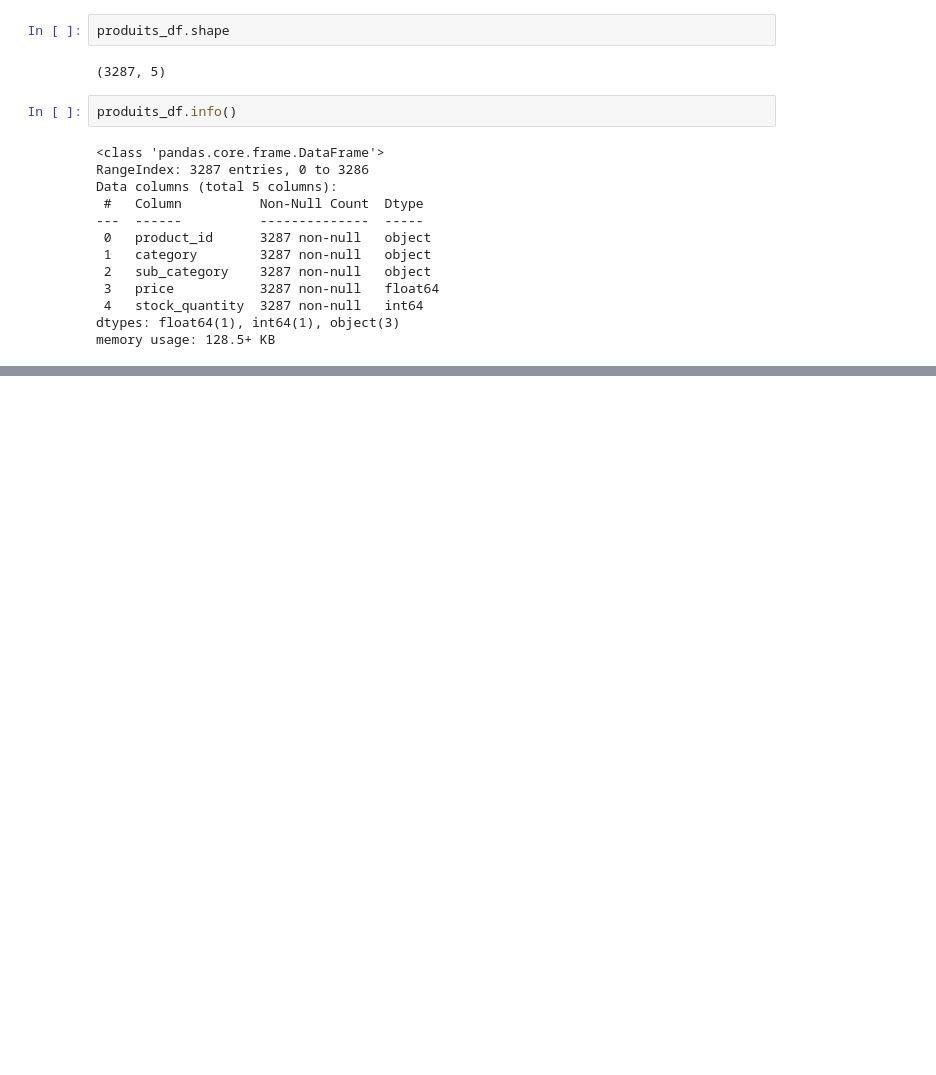
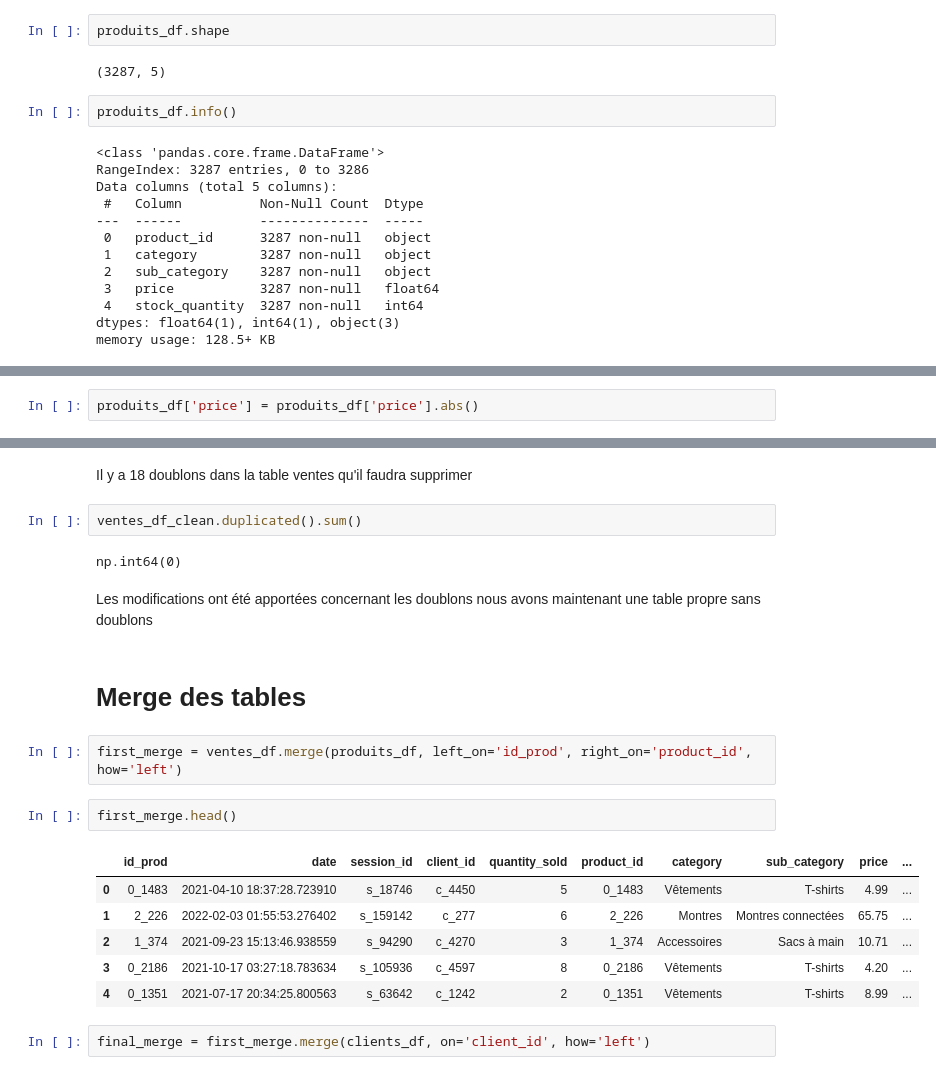
Before and after one commit to alicepennec/Brief1_Analysez-les-ventes, a Jupyter notebook: Brief1.ipynb, the cells around one changed output, grey strips where cells are left out. Drawn from its saved outputs; the diff is of its cells as text; blank space fills up the shorter version.

```diff
--- a/Brief1.ipynb
+++ b/Brief1.ipynb
@@ -409,0 +423,2 @@ memory usage: 128.5+ KB
+# %%
+produits_df['price'] = produits_df['price'].abs()
@@ -409,0 +496,23 @@ memory usage: 128.5+ KB
+# %% [markdown]
+Il y a 18 doublons dans la table ventes qu'il faudra supprimer
+# %%
+ventes_df_clean.duplicated().sum()
+# %% [output]
+np.int64(0)
+# %% [markdown]
+Les modifications ont été apportées concernant les doublons nous avons maintenant une table propre sans doublons
+# %% [markdown]
+# Merge des tables
+# %%
+first_merge = ventes_df.merge(produits_df, left_on='id_prod', right_on='product_id', how='left')
+# %%
+first_merge.head()
+# %% [output]
+|  | id_prod | date | session_id | client_id | quantity_sold | product_id | category | sub_category | price | ... |
+| 0 | 0_1483 | 2021-04-10 18:37:28.723910 | s_18746 | c_4450 | 5 | 0_1483 | Vêtements | T-shirts | 4.99 | ... |
+| 1 | 2_226 | 2022-02-03 01:55:53.276402 | s_159142 | c_277 | 6 | 2_226 | Montres | Montres connectées | 65.75 | ... |
+| 2 | 1_374 | 2021-09-23 15:13:46.938559 | s_94290 | c_4270 | 3 | 1_374 | Accessoires | Sacs à main | 10.71 | ... |
+| 3 | 0_2186 | 2021-10-17 03:27:18.783634 | s_105936 | c_4597 | 8 | 0_2186 | Vêtements | T-shirts | 4.20 | ... |
+| 4 | 0_1351 | 2021-07-17 20:34:25.800563 | s_63642 | c_1242 | 2 | 0_1351 | Vêtements | T-shirts | 8.99 | ... |
+# %%
+final_merge = first_merge.merge(clients_df, on='client_id', how='left')
```
Also changed, not shown: parts of 36 cells of this notebook, 4 other files.
